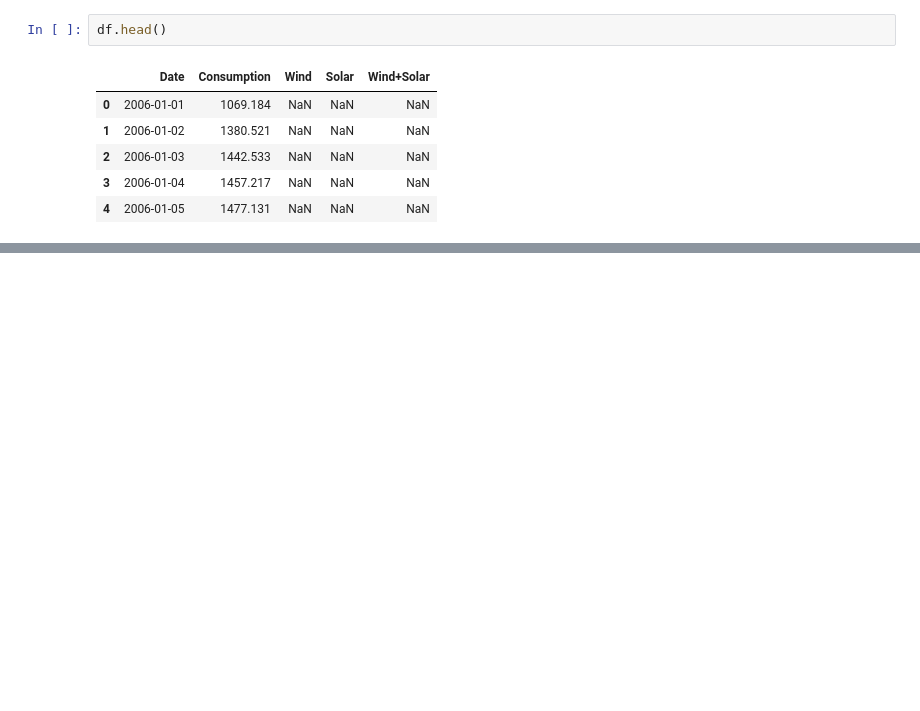
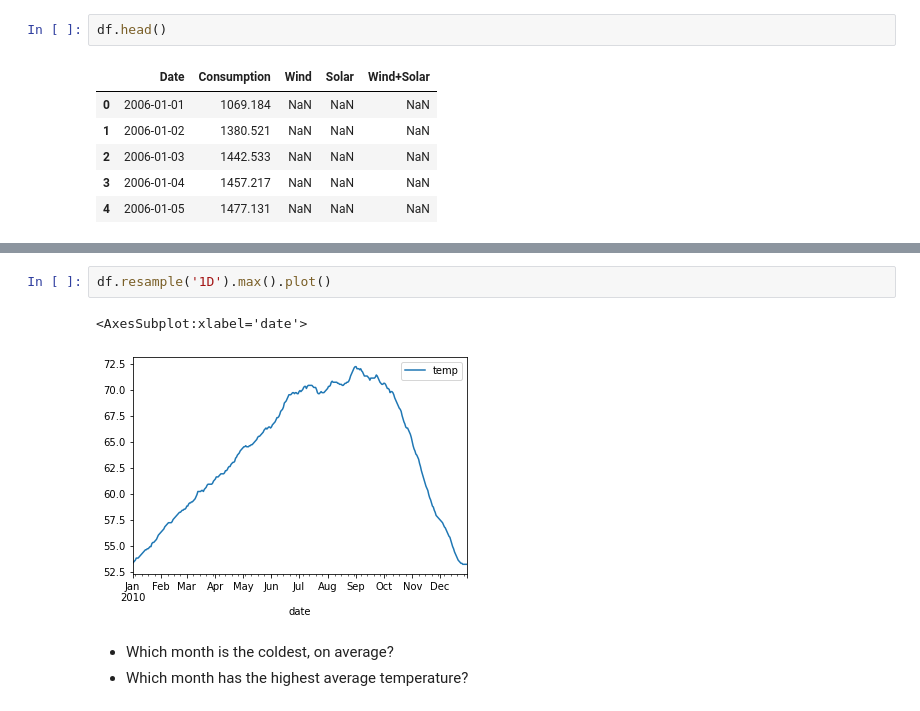
Before and after one commit to michael-haerle/time-series-exercises, a Jupyter notebook: time-series-exercises.ipynb, the cells around one changed output, grey strips where cells are left out. Saved outputs shown, nothing was run; the diff lists cells and outputs as text; blank space fills up the shorter version.

```diff
--- a/time-series-exercises.ipynb
+++ b/time-series-exercises.ipynb
@@ -203,0 +393,9 @@ df.head()
+# %%
+df.resample('1D').max().plot()
+# %% [output]
+<AxesSubplot:xlabel='date'>
+[figure, added]
+# %% [markdown]
+
+- Which month is the coldest, on average?
+- Which month has the highest average temperature?
```
Also changed, not shown: parts of 98 cells of this notebook.
